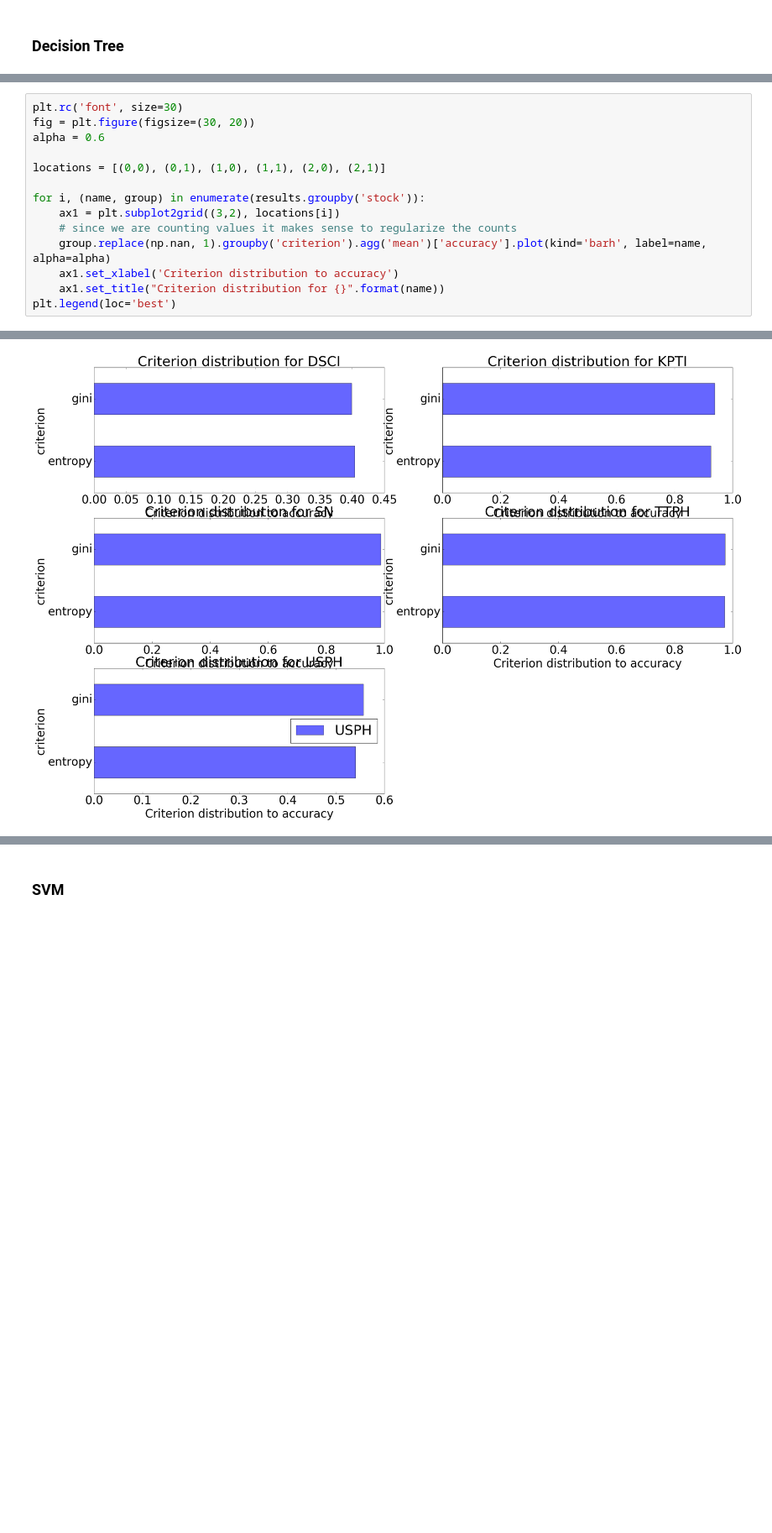
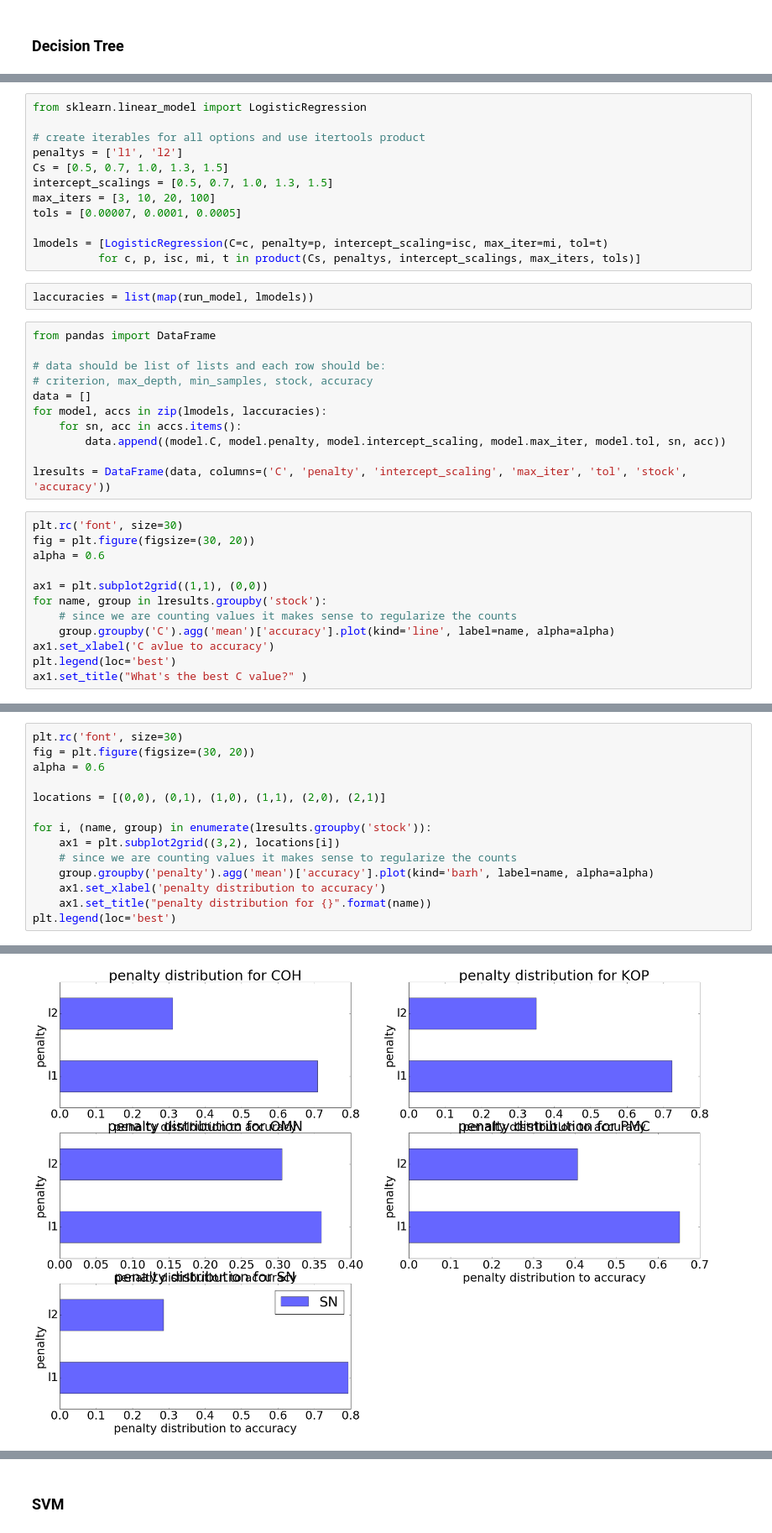
Before and after one commit to eytans/Stockifier, a Jupyter notebook: basic_estimators.ipynb, the cells around one changed output, grey strips where cells are left out. Shown at 84% size. Cells and saved outputs as stored; diff of their text form; blank space fills up the shorter version.

```diff
--- a/basic_estimators.ipynb
+++ b/basic_estimators.ipynb
@@ -131,0 +304,37 @@ ax1.set_title("What's the best minimum samples?" )
+# %%
+from sklearn.linear_model import LogisticRegression
+
+# create iterables for all options and use itertools product
+penaltys = ['l1', 'l2']
+Cs = [0.5, 0.7, 1.0, 1.3, 1.5]
+intercept_scalings = [0.5, 0.7, 1.0, 1.3, 1.5]
+max_iters = [3, 10, 20, 100]
+tols = [0.00007, 0.0001, 0.0005]
+
+lmodels = [LogisticRegression(C=c, penalty=p, intercept_scaling=isc, max_iter=mi, tol=t)
+          for c, p, isc, mi, t in product(Cs, penaltys, intercept_scalings, max_iters, tols)]
+# %%
+laccuracies = list(map(run_model, lmodels))
+# %%
+from pandas import DataFrame
+
+# data should be list of lists and each row should be:
+# criterion, max_depth, min_samples, stock, accuracy
+data = []
+for model, accs in zip(lmodels, laccuracies):
+    for sn, acc in accs.items():
+        data.append((model.C, model.penalty, model.intercept_scaling, model.max_iter, model.tol, sn, acc))
+
+lresults = DataFrame(data, columns=('C', 'penalty', 'intercept_scaling', 'max_iter', 'tol', 'stock', 'accuracy'))
+# %%
+plt.rc('font', size=30)
+fig = plt.figure(figsize=(30, 20))
+alpha = 0.6
+
+ax1 = plt.subplot2grid((1,1), (0,0))
+for name, group in lresults.groupby('stock'):
+    # since we are counting values it makes sense to regularize the counts
+    group.groupby('C').agg('mean')['accuracy'].plot(kind='line', label=name, alpha=alpha)
+ax1.set_xlabel('C avlue to accuracy')
+plt.legend(loc='best')
+ax1.set_title("What's the best C value?" )
@@ -132,17 +344,17 @@ ax1.set_title("What's the best minimum samples?" )
 # %%
 plt.rc('font', size=30)
 fig = plt.figure(figsize=(30, 20))
 alpha = 0.6
 
 locations = [(0,0), (0,1), (1,0), (1,1), (2,0), (2,1)]
 
-for i, (name, group) in enumerate(results.groupby('stock')):
+for i, (name, group) in enumerate(lresults.groupby('stock')):
     ax1 = plt.subplot2grid((3,2), locations[i])
     # since we are counting values it makes sense to regularize the counts
-    group.replace(np.nan, 1).groupby('criterion').agg('mean')['accuracy'].plot(kind='barh', label=name, alpha=alpha)
-    ax1.set_xlabel('Criterion distribution to accuracy')
-    ax1.set_title("Criterion distribution for {}".format(name))
+    group.groupby('penalty').agg('mean')['accuracy'].plot(kind='barh', label=name, alpha=alpha)
+    ax1.set_xlabel('penalty distribution to accuracy')
+    ax1.set_title("penalty distribution for {}".format(name))
 plt.legend(loc='best')
 # %% [output]
 <matplotlib.legend.Legend at 0x...>
-[figure, old version]
+[figure, new version]
```
Also changed, not shown: parts of 60 cells of this notebook.
